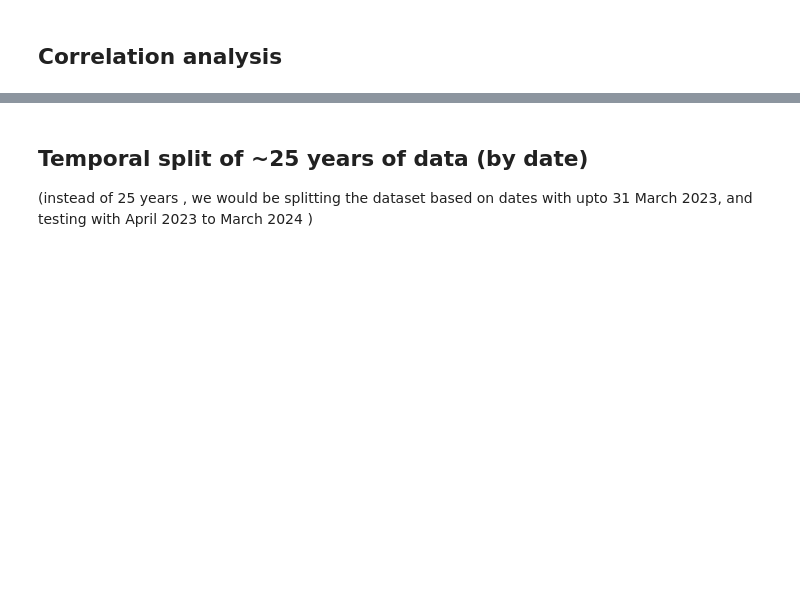
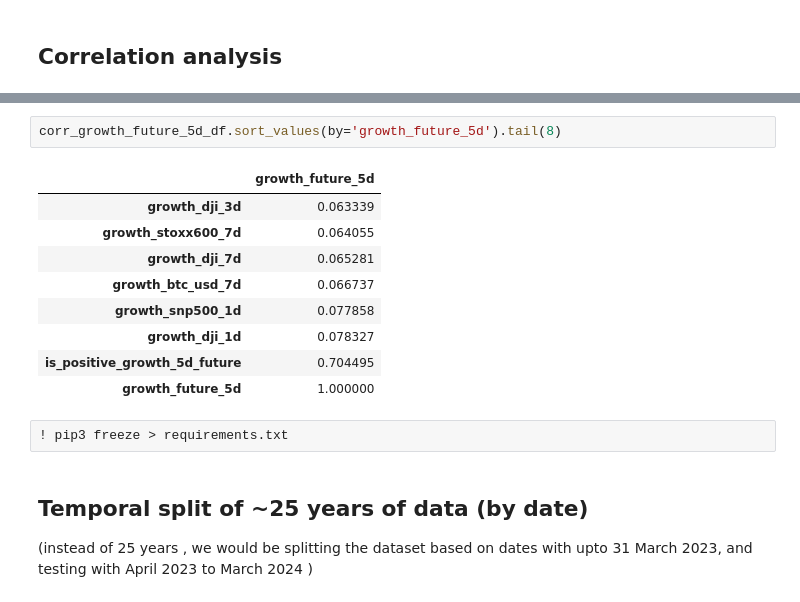
Before and after one commit to MekongDelta-mind/sma_project_repo, a Jupyter notebook: project_sma.ipynb, the cells around one changed output, grey strips where cells are left out. Cells and saved outputs as stored; diff of their text form; blank space fills up the shorter version.

Commit message:
continuing eda; adding requirement.txt and gitignore file

```diff
--- a/project_sma.ipynb
+++ b/project_sma.ipynb
@@ -1453,3 +1535,17 @@ memory usage: 141.0 MB
+# %%
+corr_growth_future_5d_df.sort_values(by='growth_future_5d').tail(8)
+# %% [output]
+|  | growth_future_5d |
+| growth_dji_3d | 0.063339 |
+| growth_stoxx600_7d | 0.064055 |
+| growth_dji_7d | 0.065281 |
+| growth_btc_usd_7d | 0.066737 |
+| growth_snp500_1d | 0.077858 |
+| growth_dji_1d | 0.078327 |
+| is_positive_growth_5d_future | 0.704495 |
+| growth_future_5d | 1.000000 |
+# %%
+! pip3 freeze > requirements.txt
 # %% [markdown]
 ## Temporal split of ~25 years of data (by date)
 
```
Also changed, not shown: parts of 15 cells of this notebook, 2 other files.
